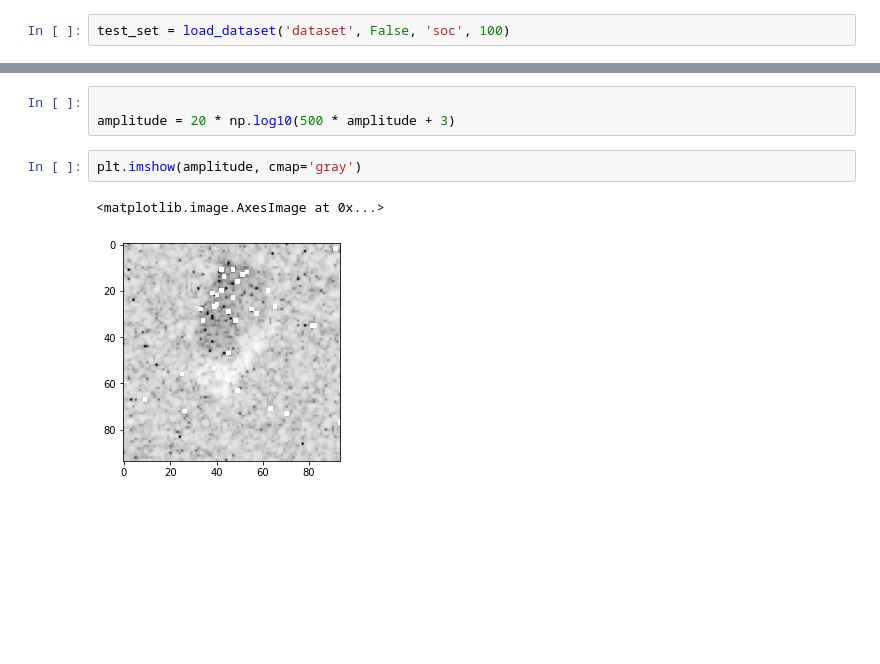
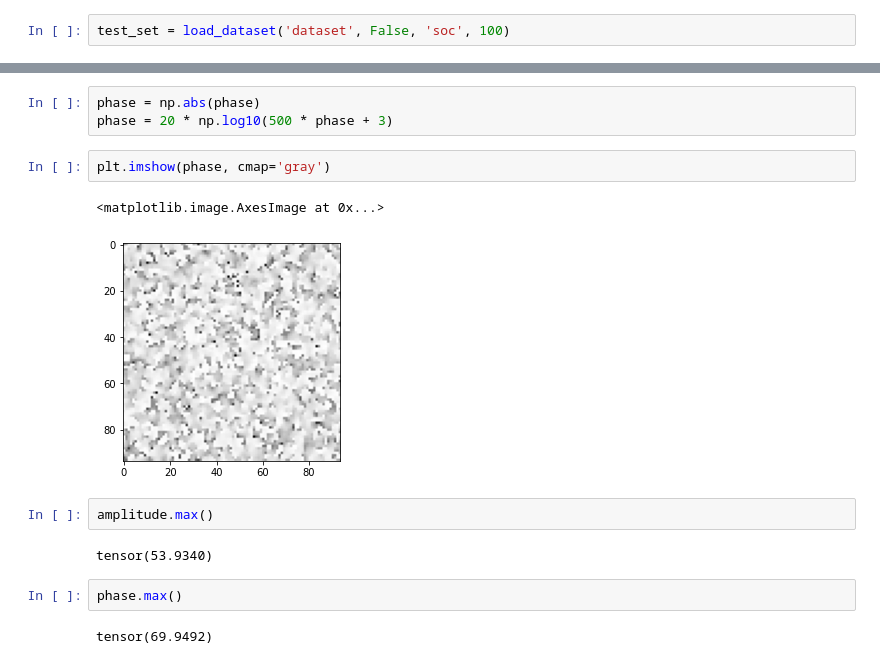
Before and after one commit to jangsoopark/AConvNet-pytorch, a Jupyter notebook: notebook/target-chip.ipynb, the cells around one changed output, grey strips where cells are left out. Cells and saved outputs as stored; diff of their text form; blank space fills up the shorter version.

```diff
--- a/notebook/target-chip.ipynb
+++ b/notebook/target-chip.ipynb
@@ -42,8 +58,16 @@ amplitude = np.abs(amplitude)
 # %%
-
-amplitude = 20 * np.log10(500 * amplitude + 3)
+phase = np.abs(phase)
+phase = 20 * np.log10(500 * phase + 3)
 # %%
-plt.imshow(amplitude, cmap='gray')
+plt.imshow(phase, cmap='gray')
 # %% [output]
 <matplotlib.image.AxesImage at 0x...>
-[figure, old version]
+[figure, new version]
+# %%
+amplitude.max()
+# %% [output]
+tensor(53.9340)
+# %%
+phase.max()
+# %% [output]
+tensor(69.9492)
```
Also changed, not shown: parts of 5 cells of this notebook, 1 other file.
